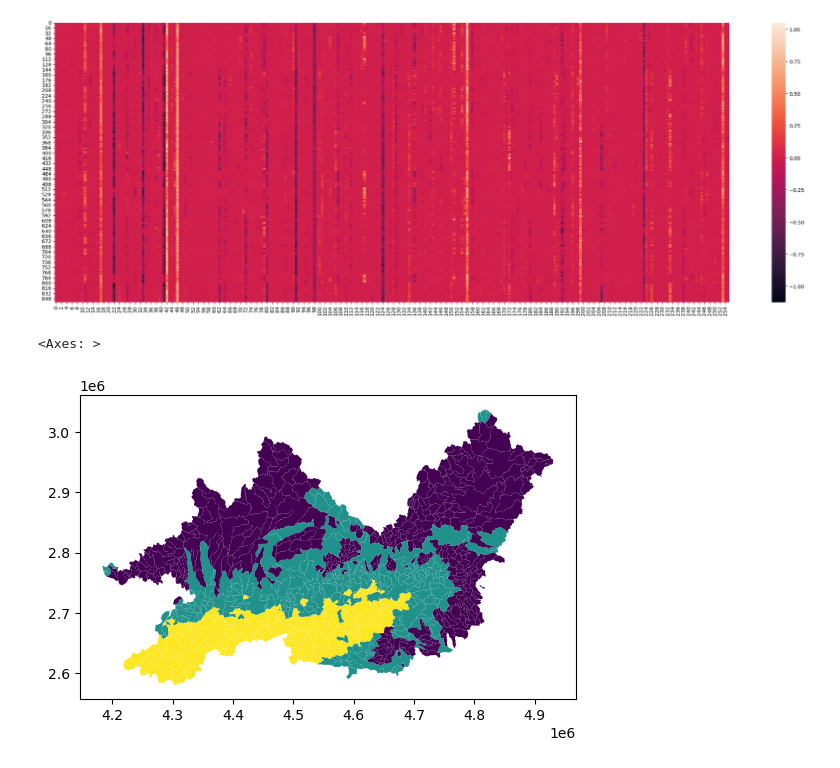
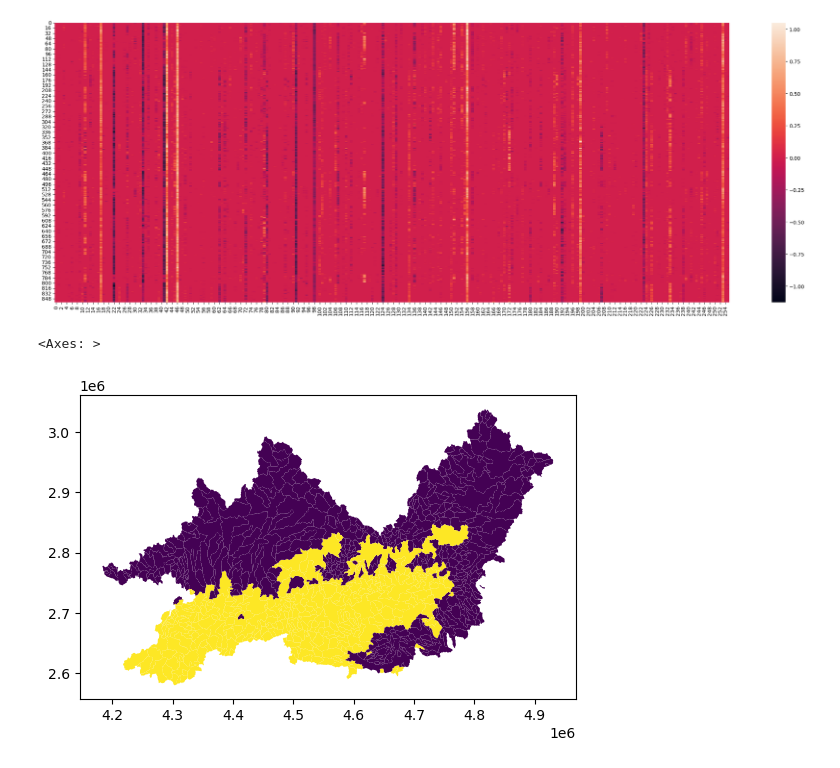
Before and after one commit to tripleUU-U/lamah-ce_lstm, a Jupyter notebook: analysis/probing.ipynb, the cells around one changed output. Drawn from its saved outputs; the diff is of its cells as text; code cells hidden in the pictures.

```diff
--- a/analysis/probing.ipynb
+++ b/analysis/probing.ipynb
@@ -157,17 +157,17 @@ sns.heatmap(weights_df, ax=ax)
 # %%
 import geopandas as gpd
 from sklearn.cluster import KMeans
 
 lamah_gdf = gpd.read_file("/home/wuhlmann/BA/data/raw_data/2_LamaH-CE_daily/B_basins_intermediate_all/3_shapefiles/Basins_B.shp")
 lamah_gdf.set_index("ID", inplace=True)
 lamah_gdf.sort_index(ascending=True, inplace=True)
 
-kmeans = KMeans(3, random_state=42)
+kmeans = KMeans(2, random_state=42)
 
 probe_weights_labels = kmeans.fit_predict(weights_df)
 
 lamah_gdf["probe_labels"] = probe_weights_labels
 lamah_gdf.plot(column="probe_labels")
 # %% [output]
 <Axes: >
-[figure, old version]
+[figure, new version]
```
Also changed, not shown: 2 other files.
